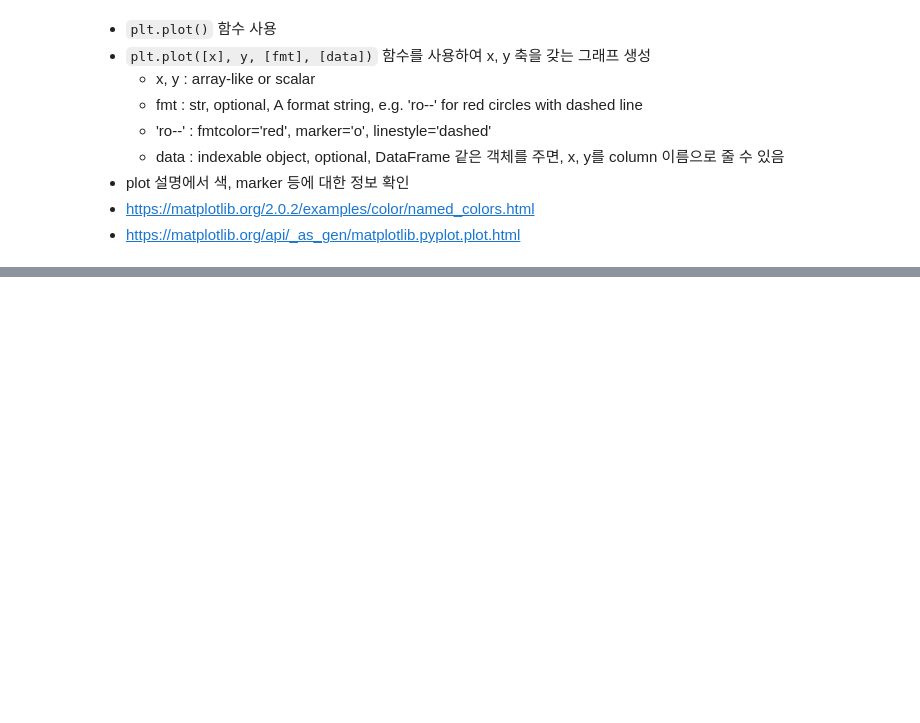
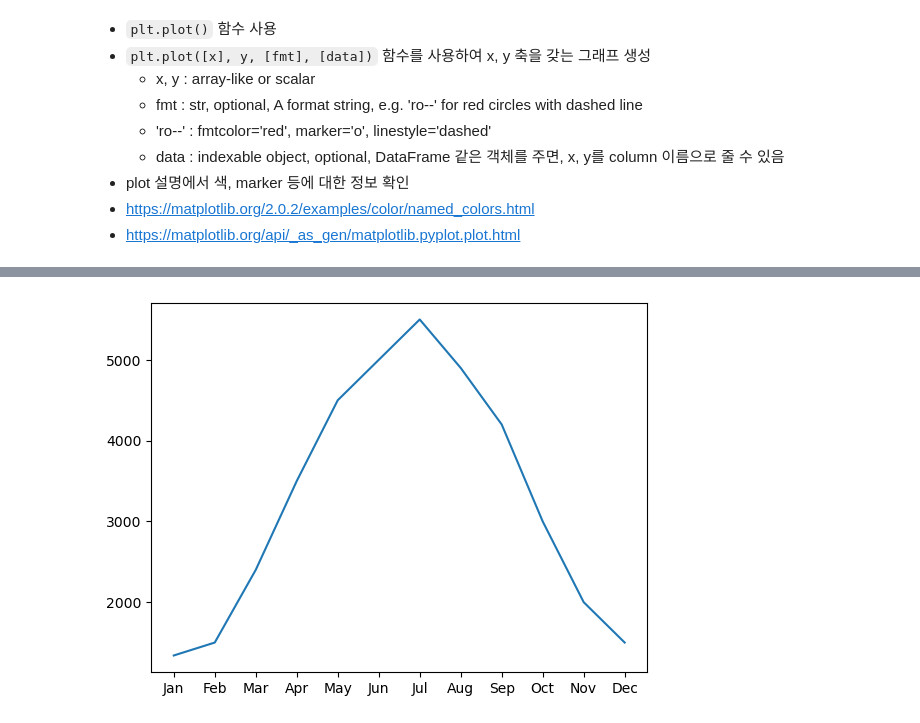
Before and after one commit to steve-park/data-engineering, a Jupyter notebook: 시각화-학습.ipynb, the cells around one changed output, grey strips where cells are left out. Saved outputs shown, nothing was run; the diff lists cells and outputs as text; code cells hidden in the pictures; blank space fills up the shorter version.

```diff
--- a/시각화-학습.ipynb
+++ b/시각화-학습.ipynb
@@ -33,0 +70,5 @@
+# %%
+plt.plot(score.index, score.values)
+plt.show()
+# %% [output]
+[figure, added]
```
Also changed, not shown: parts of 109 cells of this notebook, 5 other files.
